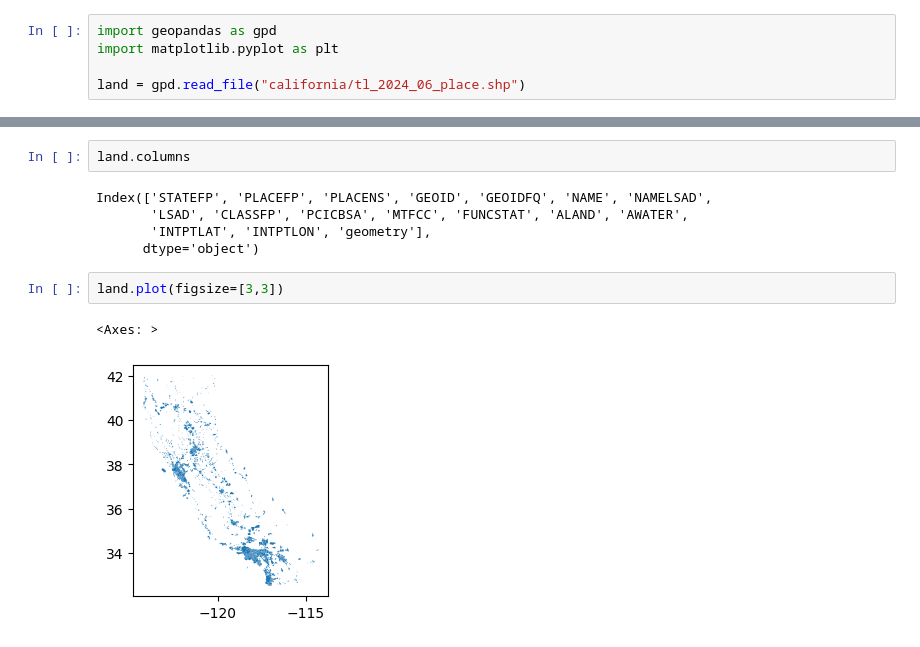
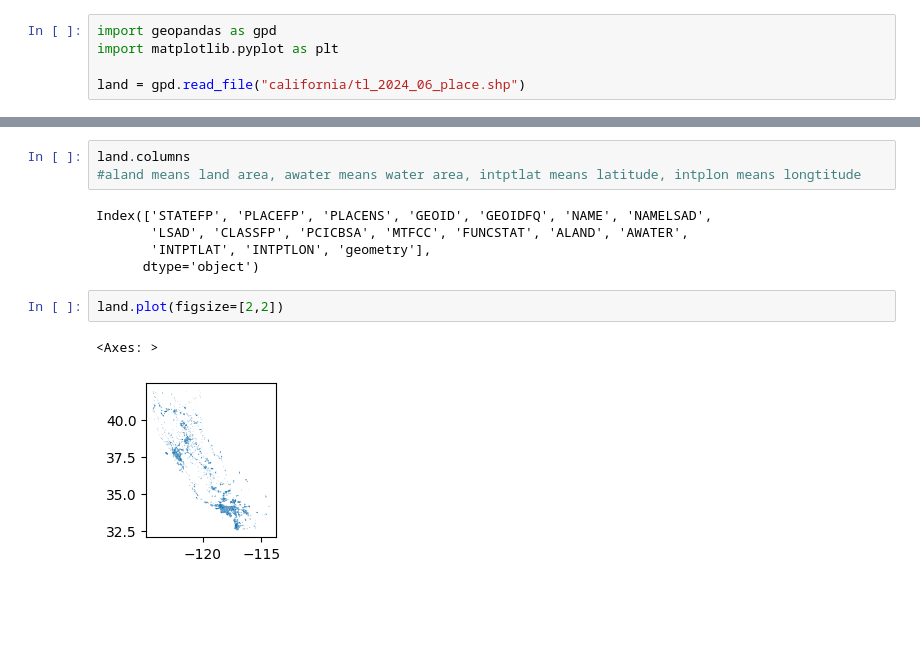
Before and after one commit to slowanimals/Geopandas, a Jupyter notebook: introtogp.ipynb, the cells around one changed output, grey strips where cells are left out. Drawn from its saved outputs; the diff is of its cells as text; blank space fills up the shorter version.

```diff
--- a/introtogp.ipynb
+++ b/introtogp.ipynb
@@ -12,13 +12,14 @@ land.head(3)
 | 2 | 06 | 13945 | 02409479 | 0613945 | 1600000US0613945 | Clearlake | Clearlake city | 25 | C1 | Y | G4110 | ... |
 # %%
 land.columns
+#aland means land area, awater means water area, intptlat means latitude, intplon means longtitude
 # %% [output]
 Index(['STATEFP', 'PLACEFP', 'PLACENS', 'GEOID', 'GEOIDFQ', 'NAME', 'NAMELSAD',
        'LSAD', 'CLASSFP', 'PCICBSA', 'MTFCC', 'FUNCSTAT', 'ALAND', 'AWATER',
        'INTPTLAT', 'INTPTLON', 'geometry'],
       dtype='object')
 # %%
-land.plot(figsize=[3,3])
+land.plot(figsize=[2,2])
 # %% [output]
 <Axes: >
-[figure, old version]
+[figure, new version]
```
Also changed, not shown: parts of 1 cell of this notebook, 45 other files.
